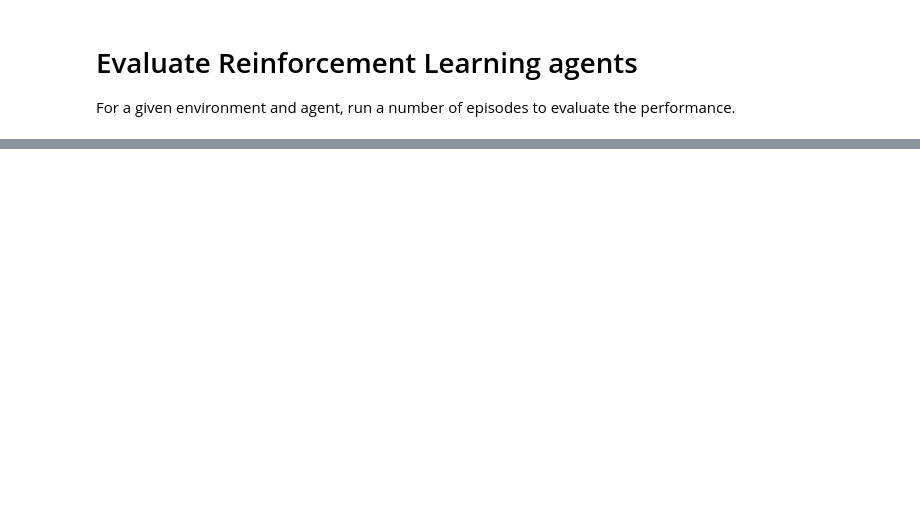
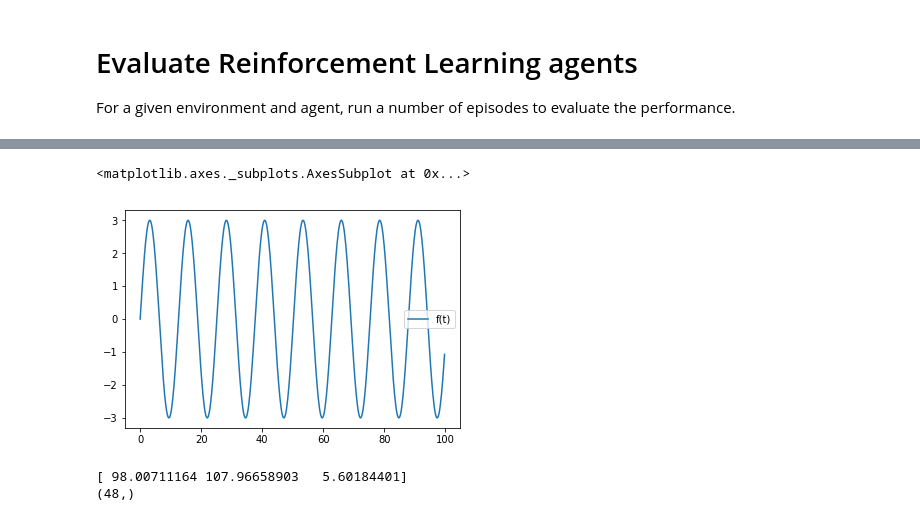
Before and after one commit to hilkoc/rlpractice, a Jupyter notebook: RL_Evaluator.ipynb, the cells around one changed output, grey strips where cells are left out. Drawn from its saved outputs; the diff is of its cells as text; code cells hidden in the pictures; blank space fills up the shorter version.

```diff
--- a/RL_Evaluator.ipynb
+++ b/RL_Evaluator.ipynb
@@ -34,0 +84,26 @@ plt.show()
+# %%
+import pandas as pd
+
+t = np.arange(0,100,0.2)
+ft = 3 * np.sin(0.5 *t)
+
+toplot = {'f(t)' : ft}
+
+df = pd.DataFrame(toplot, index=t)
+
+df.plot()
+# %% [output]
+<matplotlib.axes._subplots.AxesSubplot at 0x...>
+[figure, added]
+# %%
+theta = agent.policy.theta
+#agent.policy.theta[2] = 0.9
+print(theta)
+
+s_axis =  np.arange(88,112,0.5)
+pi_func = np.array([agent.policy.policy_func(state) for state in s_axis])
+h1 = pi_func[:,1]
+print(h1.shape)
+# %% [output]
+[ 98.00711164 107.96658903   5.60184401]
+(48,)
```
Also changed, not shown: parts of 6 cells of this notebook, 3 other files.
